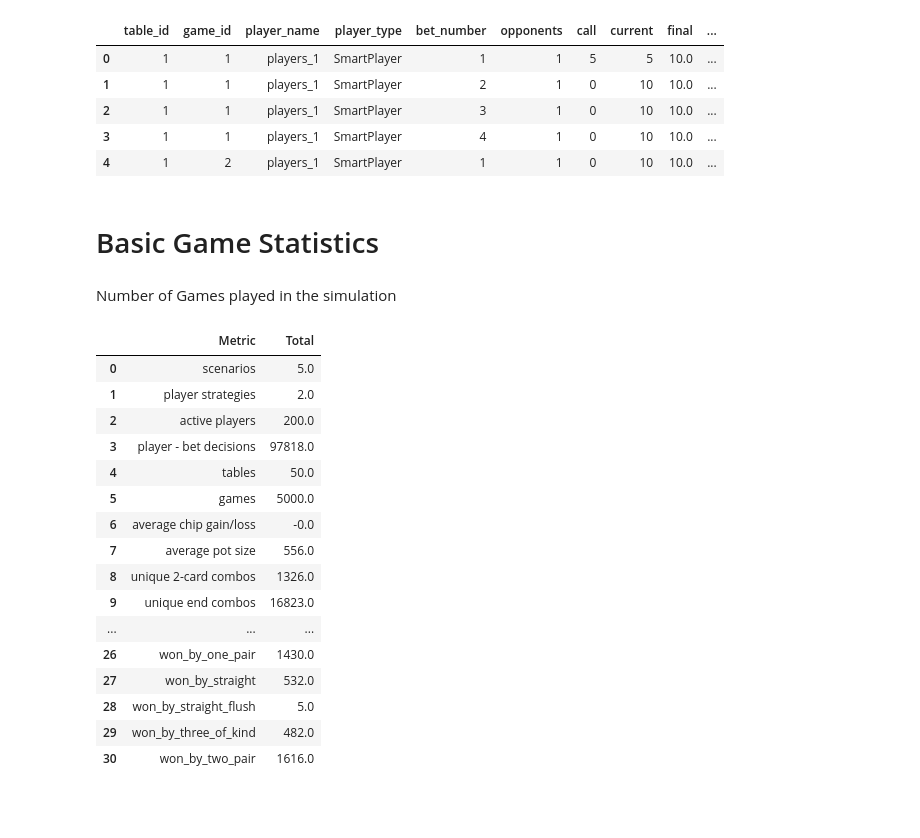
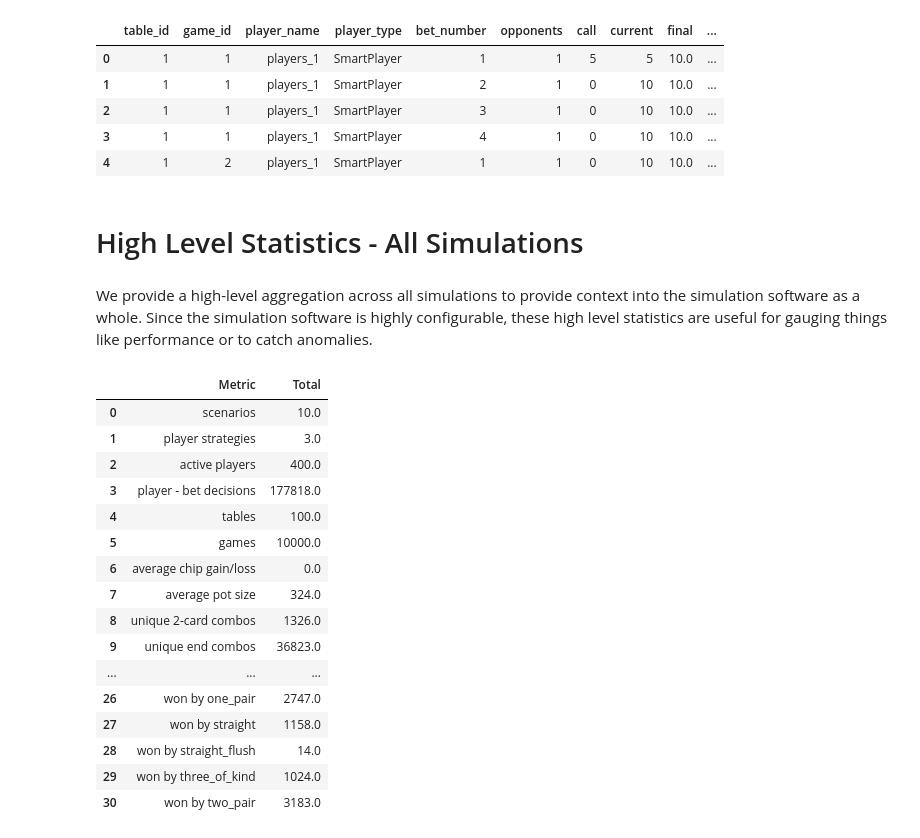
Before and after one commit to Silber8806/PokerPro, a Jupyter notebook: source_code/analysis/Poker Simulation Analysis.ipynb, the cells around one changed output. Saved outputs shown, nothing was run; the diff lists cells and outputs as text; code cells hidden in the pictures; blank space fills up the shorter version.

```diff
--- a/source_code/analysis/Poker Simulation Analysis.ipynb
+++ b/source_code/analysis/Poker Simulation Analysis.ipynb
@@ -51,5 +52,7 @@ hands_base = get_hands_df()
 games_base = get_games_df()
 tables = get_table_df()
 
+tables['category'] = np.where(tables['scenario_name'].str.startswith('smart'),'smart','conservative')
+
 games = pd.merge(games_base,tables)
 hands = pd.merge(hands_base,games)
@@ -84,18 +139,18 @@ hands.head(5)
 | 2 | 1 | 1 | players_1 | SmartPlayer | 3 | 1 | 0 | 10 | 10.0 | ... |
 | 3 | 1 | 1 | players_1 | SmartPlayer | 4 | 1 | 0 | 10 | 10.0 | ... |
 | 4 | 1 | 2 | players_1 | SmartPlayer | 1 | 1 | 0 | 10 | 10.0 | ... |
-# %% [markdown]
-# Basic Game Statistics
-# %% [markdown]
-Number of Games played in the simulation
+# %% [markdown]
+# High Level Statistics - All Simulations
+# %% [markdown]
+We provide a high-level aggregation across all simulations to provide context into the simulation software as a whole.  Since the simulation software is highly configurable, these high level statistics are useful for gauging things like performance or to catch anomalies.
 # %%
 player_final_hands = hands.query('community5 != "Z-N/A"').groupby(['table_id','game_id','player_name','hand1','hand2','community1','community2','community3','community4','community5','final_hand']).count().game_result.reset_index().groupby('final_hand').game_id.count().reset_index()
 player_final_hands_type, player_final_hands_type_numbers = list(zip(*player_final_hands.values))
-player_final_hands_type = ['player_final_hand_' + card for card in player_final_hands_type]
+player_final_hands_type = ['player final _hand' + card for card in player_final_hands_type]
 
 winning_hands = games.query('game_result == "won"').groupby(['game_id','final_hand']).count().groupby('final_hand').count().reset_index()[['final_hand','table_id']]
 winning_hand_type, winning_hand_type_numbers = list(zip(*winning_hands.values))
-winning_hand_type = ['won_by_' + card for card in winning_hand_type]
+winning_hand_type = ['won by ' + card for card in winning_hand_type]
 
 simulation_overview = pd.DataFrame(
     data={
@@ -111,46 +166,46 @@ simulation_overview = pd.DataFrame(
                 "unique 2-card combos",
                 "unique end combos",
                 "unique 3-card flops",
                 "unique 4-card flops",
                 "unique 5-card flops"
             ] + list(player_final_hands_type) +
                 list(winning_hand_type),
             "Total":[
                 tables.scenario_name.nunique(),
                 games.player_type.nunique(),
                 games.groupby(['table_id','player_name']).game_result.count().reset_index().shape[0],
                 hands.shape[0],
                 tables.table_id.nunique(),
                 games.game_id.nunique(),
                 round(games.game_net_change.mean(),0),
                 round(hands.pot.mean(),0),
                 hands.groupby(['hand1','hand2']).count().reset_index().shape[0],
                 hands.query('community5 != "Z-N/A"').groupby(['hand1','hand2','community1','community2','community3','community4','community5']).count().reset_index().shape[0],
                 hands.query('community1 != "Z-N/A"').groupby(['community1','community2','community3']).count().reset_index().shape[0],
                 hands.query('community4 != "Z-N/A"').groupby(['community1','community2','community3','community4']).count().reset_index().shape[0],
                 hands.query('community5 != "Z-N/A"').groupby(['community1','community2','community3','community4','community5']).count().reset_index().shape[0]
             ] + list(player_final_hands_type_numbers) +
                 list(winning_hand_type_numbers)
     },
     columns = ['Metric','Total']
 )
 
 simulation_overview
 # %% [output]
 |  | Metric | Total |
-| 0 | scenarios | 5.0 |
-| 1 | player strategies | 2.0 |
-| 2 | active players | 200.0 |
-| 3 | player - bet decisions | 97818.0 |
-| 4 | tables | 50.0 |
-| 5 | games | 5000.0 |
-| 6 | average chip gain/loss | -0.0 |
-| 7 | average pot size | 556.0 |
+| 0 | scenarios | 10.0 |
+| 1 | player strategies | 3.0 |
+| 2 | active players | 400.0 |
+| 3 | player - bet decisions | 177818.0 |
+| 4 | tables | 100.0 |
+| 5 | games | 10000.0 |
+| 6 | average chip gain/loss | 0.0 |
+| 7 | average pot size | 324.0 |
 | 8 | unique 2-card combos | 1326.0 |
-| 9 | unique end combos | 16823.0 |
+| 9 | unique end combos | 36823.0 |
 | ... | ... | ... |
-| 26 | won_by_one_pair | 1430.0 |
-| 27 | won_by_straight | 532.0 |
-| 28 | won_by_straight_flush | 5.0 |
-| 29 | won_by_three_of_kind | 482.0 |
-| 30 | won_by_two_pair | 1616.0 |
+| 26 | won by one_pair | 2747.0 |
+| 27 | won by straight | 1158.0 |
+| 28 | won by straight_flush | 14.0 |
+| 29 | won by three_of_kind | 1024.0 |
+| 30 | won by two_pair | 3183.0 |
```
Also changed, not shown: parts of 32 cells of this notebook.
